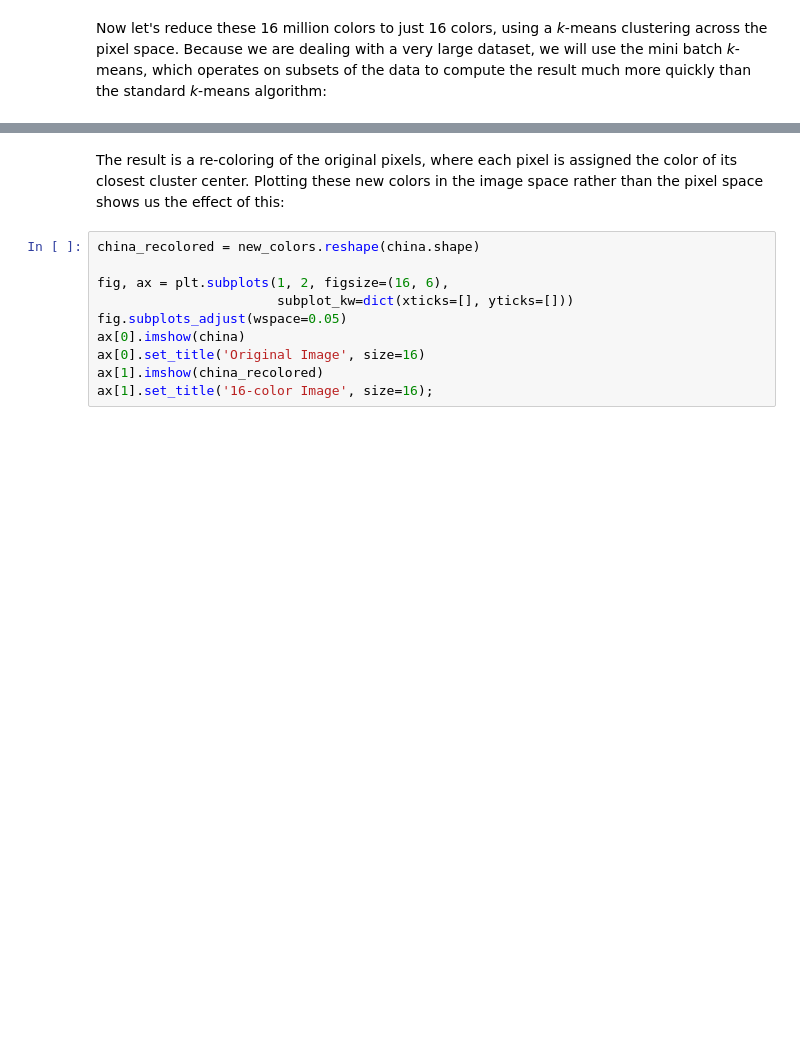
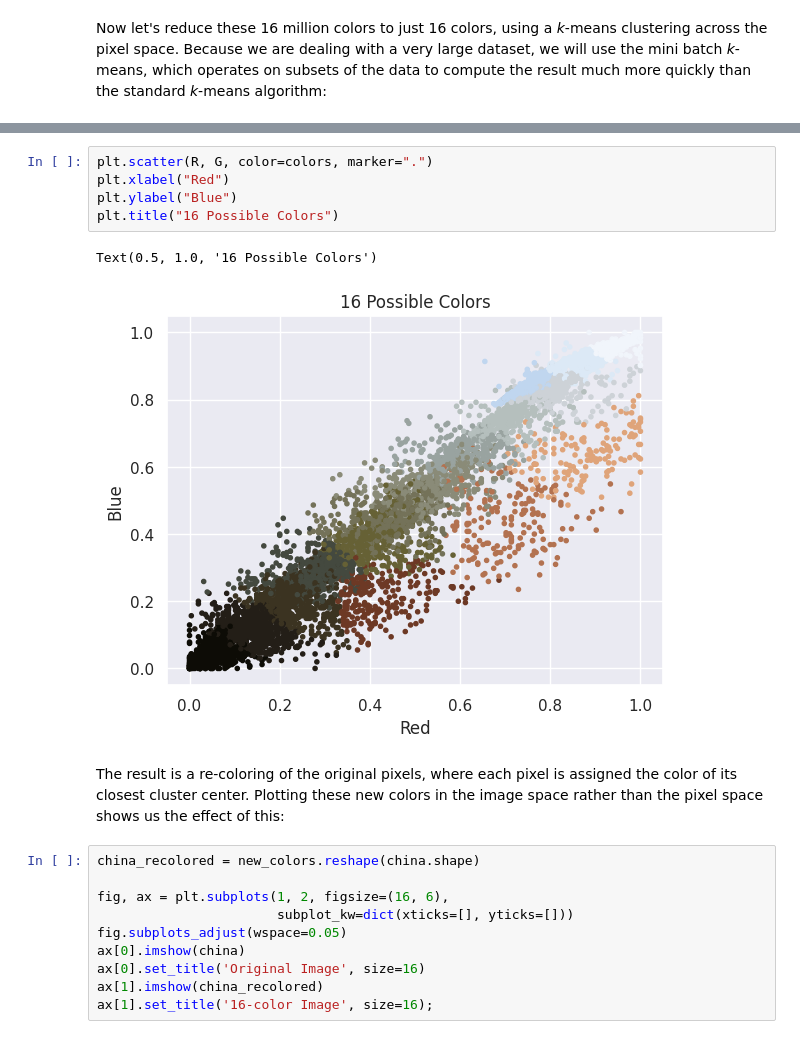
Before and after one commit to anyuanay/info213, a Jupyter notebook: INFO213_Week8_9_Lecture_clustering_kmeans.ipynb, the cells around one changed output, grey strips where cells are left out. Cells and saved outputs as stored; diff of their text form; blank space fills up the shorter version.

```diff
--- a/INFO213_Week8_9_Lecture_clustering_kmeans.ipynb
+++ b/INFO213_Week8_9_Lecture_clustering_kmeans.ipynb
@@ -391,3 +417,11 @@ plot_pixels(data, colors=new_colors,
+# %%
+plt.scatter(R, G, color=colors, marker=".")
+plt.xlabel("Red")
+plt.ylabel("Blue")
+plt.title("16 Possible Colors")
+# %% [output]
+Text(0.5, 1.0, '16 Possible Colors')
+[figure, added]
 # %% [markdown]
 The result is a re-coloring of the original pixels, where each pixel is assigned the color of its closest cluster center.
 Plotting these new colors in the image space rather than the pixel space shows us the effect of this:
```
Also changed, not shown: parts of 12 cells of this notebook.
